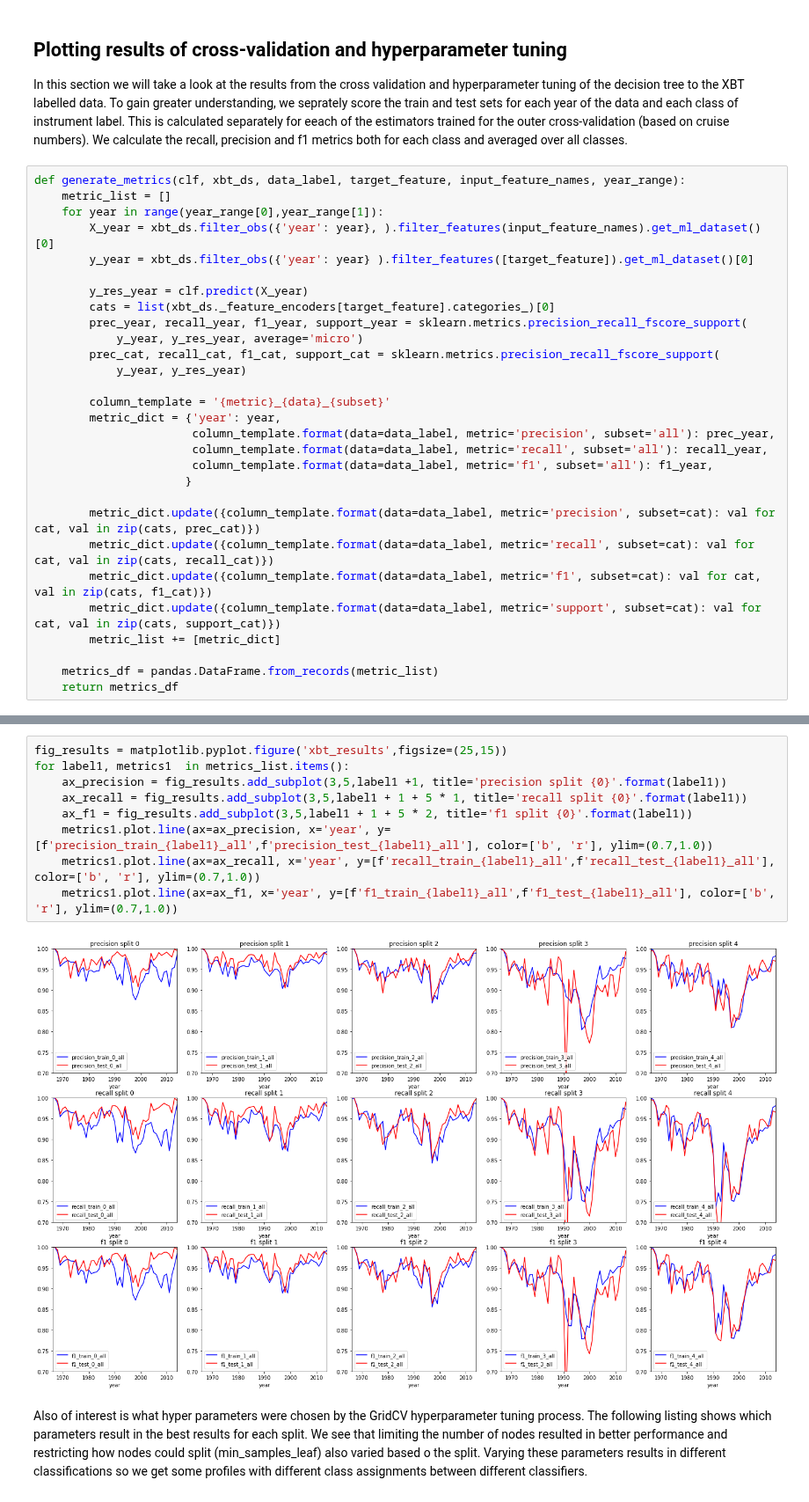
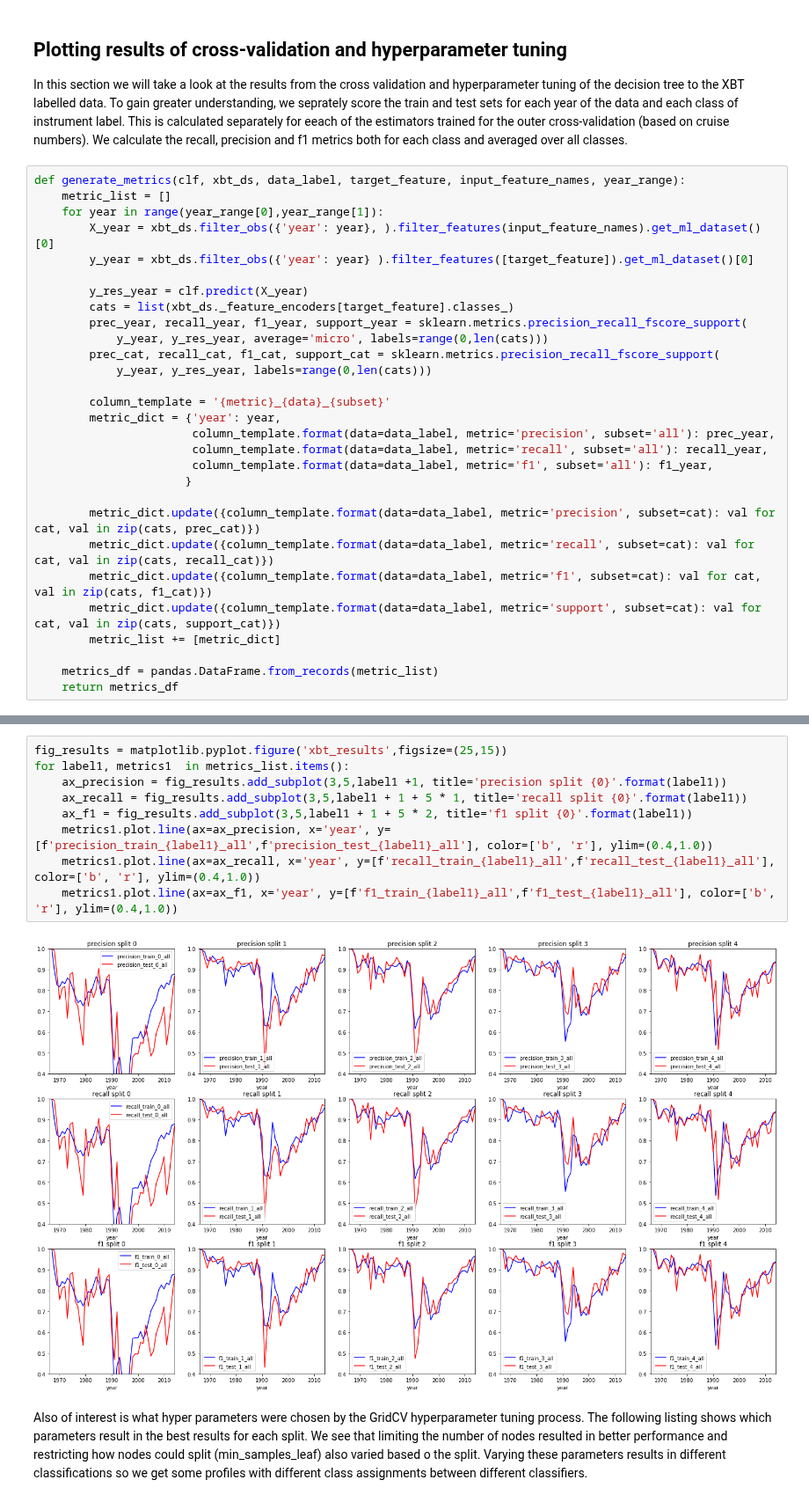
Before and after one commit to MetOffice/XBTs_classification, a Jupyter notebook: classification/imeta_ml_tree_cross_validate.ipynb, the cells around one changed output, grey strips where cells are left out. Shown at 88% size. Cells and saved outputs as stored; diff of their text form.

```diff
--- a/classification/imeta_ml_tree_cross_validate.ipynb
+++ b/classification/imeta_ml_tree_cross_validate.ipynb
@@ -179,11 +181,11 @@ def generate_metrics(clf, xbt_ds, data_label, target_feature, input_feature_name
         y_year = xbt_ds.filter_obs({'year': year} ).filter_features([target_feature]).get_ml_dataset()[0]
 
         y_res_year = clf.predict(X_year)
-        cats = list(xbt_ds._feature_encoders[target_feature].categories_)[0]
+        cats = list(xbt_ds._feature_encoders[target_feature].classes_)
         prec_year, recall_year, f1_year, support_year = sklearn.metrics.precision_recall_fscore_support(
-            y_year, y_res_year, average='micro')
+            y_year, y_res_year, average='micro', labels=range(0,len(cats)))
         prec_cat, recall_cat, f1_cat, support_cat = sklearn.metrics.precision_recall_fscore_support(
-            y_year, y_res_year)
+            y_year, y_res_year, labels=range(0,len(cats)))
 
         column_template = '{metric}_{data}_{subset}'
         metric_dict = {'year': year,
@@ -215,14 +217,14 @@ Wall time: 1min 22s
 # %%
 fig_results = matplotlib.pyplot.figure('xbt_results',figsize=(25,15))
 for label1, metrics1  in metrics_list.items():
     ax_precision = fig_results.add_subplot(3,5,label1 +1, title='precision split {0}'.format(label1))
     ax_recall = fig_results.add_subplot(3,5,label1 + 1 + 5 * 1, title='recall split {0}'.format(label1))
     ax_f1 = fig_results.add_subplot(3,5,label1 + 1 + 5 * 2, title='f1 split {0}'.format(label1))
-    metrics1.plot.line(ax=ax_precision, x='year', y=[f'precision_train_{label1}_all',f'precision_test_{label1}_all'], color=['b', 'r'], ylim=(0.7,1.0))
-    metrics1.plot.line(ax=ax_recall, x='year', y=[f'recall_train_{label1}_all',f'recall_test_{label1}_all'], color=['b', 'r'], ylim=(0.7,1.0))
-    metrics1.plot.line(ax=ax_f1, x='year', y=[f'f1_train_{label1}_all',f'f1_test_{label1}_all'], color=['b', 'r'], ylim=(0.7,1.0))
+    metrics1.plot.line(ax=ax_precision, x='year', y=[f'precision_train_{label1}_all',f'precision_test_{label1}_all'], color=['b', 'r'], ylim=(0.4,1.0))
+    metrics1.plot.line(ax=ax_recall, x='year', y=[f'recall_train_{label1}_all',f'recall_test_{label1}_all'], color=['b', 'r'], ylim=(0.4,1.0))
+    metrics1.plot.line(ax=ax_f1, x='year', y=[f'f1_train_{label1}_all',f'f1_test_{label1}_all'], color=['b', 'r'], ylim=(0.4,1.0))
 # %% [output]
-[figure, old version]
+[figure, new version]
 # %% [markdown]
 Also of interest is what hyper parameters were chosen by the GridCV hyperparameter tuning process. The following listing shows which parameters result in the best results for each split. We see that limiting the number of nodes resulted in better performance and restricting how nodes could split (min_samples_leaf) also varied based o the split. Varying these parameters results in different classifications so we get some profiles with different class assignments between different classifiers.
 # %%
```
Also changed, not shown: parts of 18 cells of this notebook.
